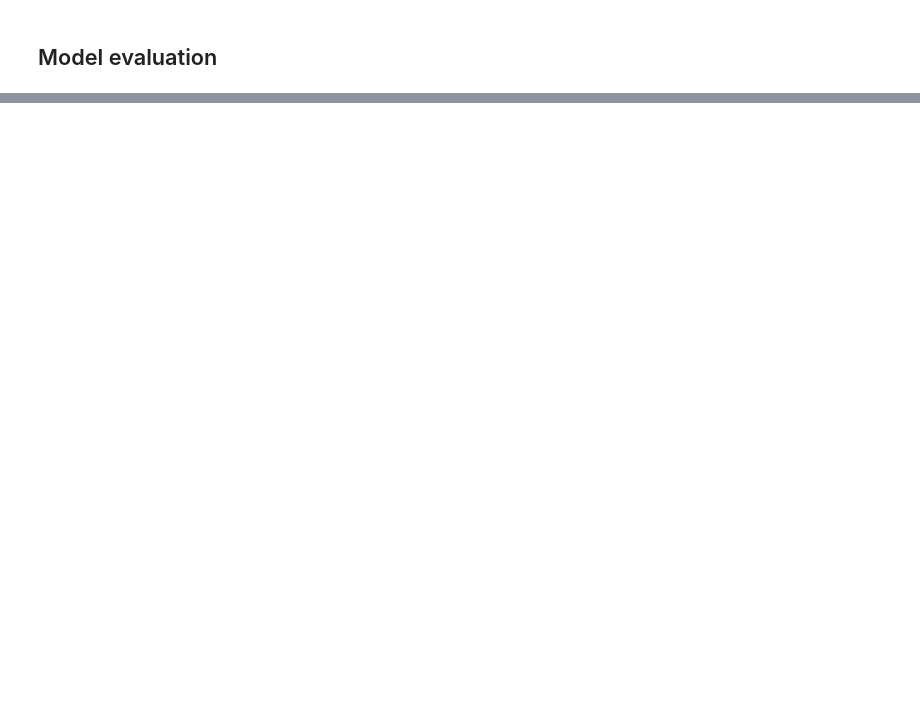
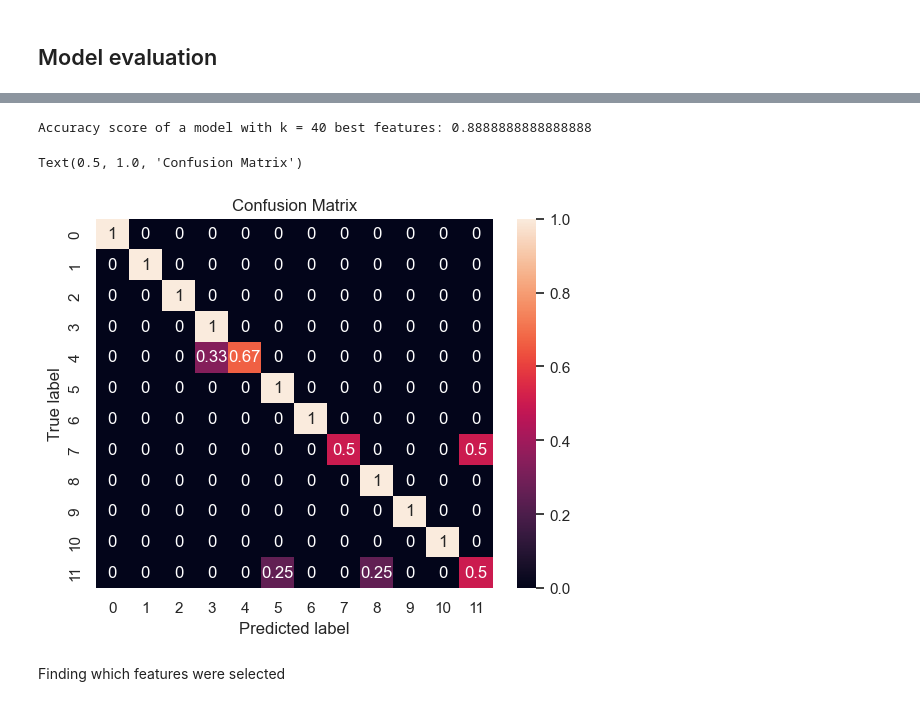
Before and after one commit to tessnim101/NSSP-Mini-Project-2, a Jupyter notebook: Part 1.ipynb, the cells around one changed output, grey strips where cells are left out. Drawn from its saved outputs; the diff is of its cells as text; code cells hidden in the pictures; blank space fills up the shorter version.

Commit message:
added 6. feature selection

```diff
--- a/Part 1.ipynb
+++ b/Part 1.ipynb
@@ -332,8 +338,8 @@ grid = GridSearchCV(
 )
 
 grid.fit(X_train_z, y_train)
-
-print(f"Best estimator: {grid.best_estimator_}")
+best_model = grid.best_estimator_
+print(f"Best estimator: {best_model}")
 print(f"Best hyperparameters: {grid.best_params_}")
 # %% [output]
 Fitting 5 folds for each of 54 candidates, totalling 270 fits
@@ -366,0 +384,22 @@ We evaluated the classifier using accuracy, which is suitable because the datase
+# %%
+pipe_kbest = Pipeline([
+    ("scaler", StandardScaler()),
+    ("select", SelectKBest(score_func=f_classif)),
+    ("clf", best_model),
+])
+param_grid = {
+    "select__k": [10, 20, 30, 40 , 50 , "all"], # having 50 features overall
+}
+
+grid_kbest = GridSearchCV(
+    pipe_kbest,
+    param_grid=param_grid,
+    cv=5,
+    scoring="accuracy",
+    verbose = 2,
+)
+
+grid_kbest.fit(X_train, y_train)
+
+print("Best params:", grid_kbest.best_params_)
+print("Best CV accuracy:", grid_kbest.best_score_)
@@ -366,0 +424,25 @@ We evaluated the classifier using accuracy, which is suitable because the datase
+# %%
+best_anova=grid_kbest.best_estimator_
+best_select = best_anova.named_steps["select"]
+mask = best_select.get_support() # boolean mask of selected features
+
+y_pred_ANOVA = best_anova.predict(X_test)
+
+# Calculate the accuracy of the model with the selected features.
+acc_ANOVA = accuracy_score(y_test, y_pred_ANOVA)
+print(f"Accuracy score of a model with k = {best_select.k} best features: {acc_ANOVA}")
+
+# The confusion matrix shows the true vs predicted labels.
+confmat = confusion_matrix(y_test, y_pred_ANOVA, normalize="true")
+
+fig, ax = plt.subplots()
+sns.heatmap(confmat, annot=True, ax=ax)
+ax.set_ylabel("True label")
+ax.set_xlabel("Predicted label")
+plt.title("Confusion Matrix")
+# %% [output]
+Accuracy score of a model with k = 40 best features: 0.8888888888888888
+Text(0.5, 1.0, 'Confusion Matrix')
+[figure, added]
+# %% [markdown]
+Finding which features were selected
```
Also changed, not shown: parts of 29 cells of this notebook.
